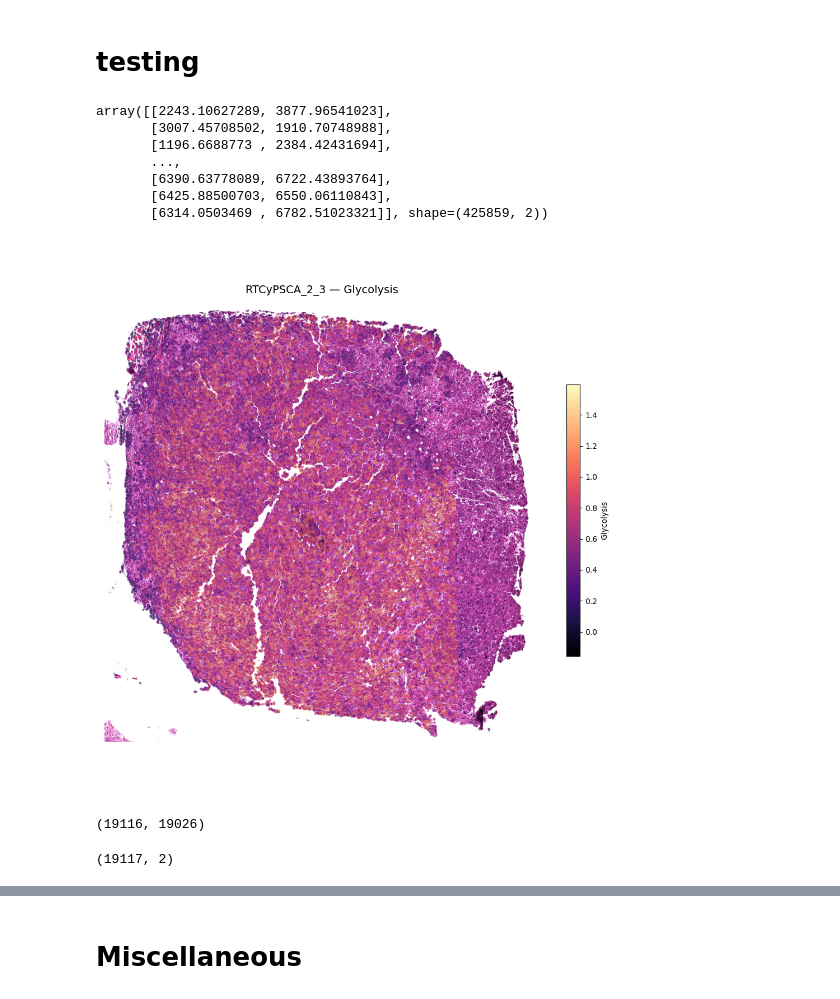
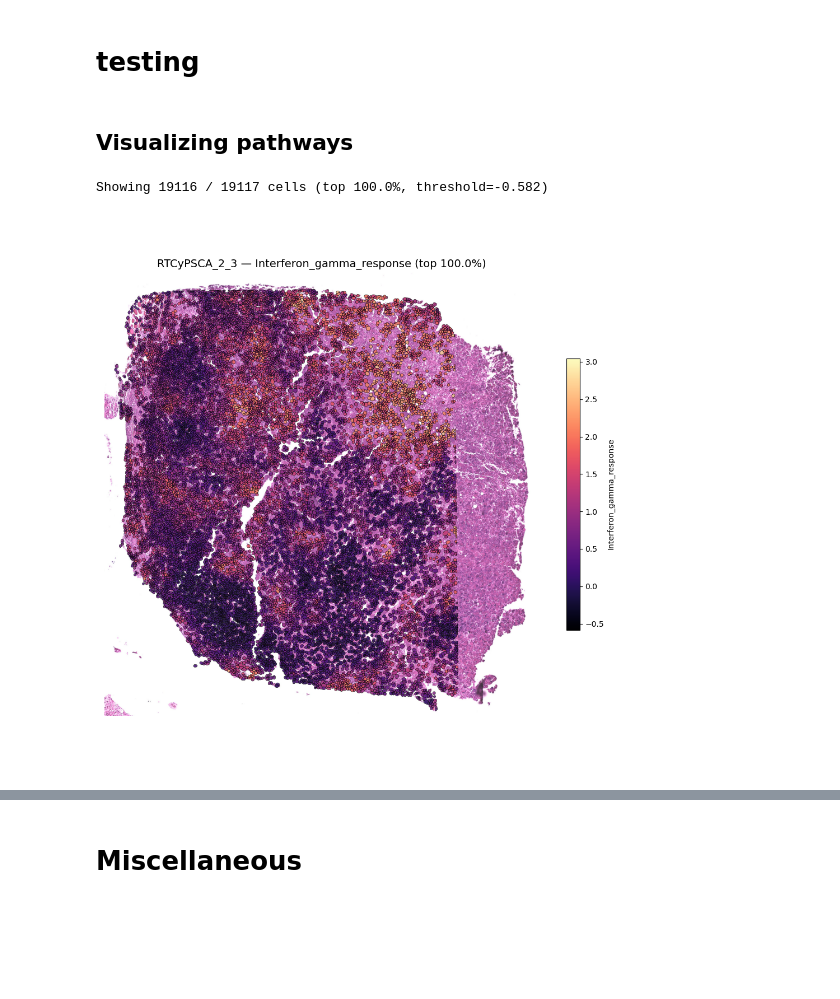
Before and after one commit to Li-Lab-COH/Spatial_CAR_T, a Jupyter notebook: Selection_Analysis/Pathway_Visualization.ipynb, the cells around one changed output, grey strips where cells are left out. Drawn from its saved outputs; the diff is of its cells as text; code cells hidden in the pictures; blank space fills up the shorter version.

Commit message:
VisualSelection Processing

```diff
--- a/Selection_Analysis/Pathway_Visualization.ipynb
+++ b/Selection_Analysis/Pathway_Visualization.ipynb
@@ -161,12 +137,4 @@ pathway_scoring(adata, pathways_dict, pathways_of_interest=pathways)
 # %% [markdown]
 # testing
-# %%
-sdata.tables['segmentation_counts'].obsm['spatial']
-# %% [output]
-array([[2243.10627289, 3877.96541023],
-       [3007.45708502, 1910.70748988],
-       [1196.6688773 , 2384.42431694],
-       ...,
-       [6390.63778089, 6722.43893764],
-       [6425.88500703, 6550.06110843],
-       [6314.0503469 , 6782.51023321]], shape=(425859, 2))
+# %% [markdown]
+## Visualizing pathways
@@ -173,62 +174,74 @@ array([[2243.10627289, 3877.96541023],
 # %%
-from spatialdata.transformations import get_transformation
-from shapely.affinity import scale as shapely_scale, translate
-import geopandas as gpd
-
 tissue_name   = "RTCyPSCA_2_3"
-pathway_score = "Glycolysis"
+pathway_score = "Interferon_gamma_response"
 cmap          = "magma"
+top_quantile  = 1       # show only top 7.5% of scores
+he_alpha      = 0.8     # H&E image transparency
+shrink        = 1       # how much to shrink the polygons
 
 image_key    = f"{tissue_name}_hires_tissue_image"
 boundary_key = f"{tissue_name}_cell_boundaries"
 
 image  = sdata.images[image_key].values  # (3, Y, X)
 shapes = sdata.shapes[boundary_key].copy()
 
+# -- Different shape conversions ---
+#  Convex hull — smooths jagged polygons into a convex shape
+# pixels in image space — tune this value
+shapes["geometry"] = shapes["geometry"].convex_hull.buffer(-shrink)
+
 # --- Scale factor and translation from the transforms ---
-scale_factor = 0.6917224
-ty, tx       = 362.0, 2854.0   # translation in y, x
+scale, tx, ty = get_tissue_transform(sdata, tissue_name)
 
 # --- Apply scale to polygons ---
 shapes["geometry"] = shapes["geometry"].apply(
-    lambda geom: shapely_scale(geom, xfact=scale_factor, yfact=scale_factor, origin=(0, 0))
+    lambda geom: shapely_scale(geom, xfact=scale, yfact=scale, origin=(0, 0))
 )
 
-# --- Merge scores ---
-mask  = adata.obs['tissue'] == tissue_name
+# --- Merge scores to shapes df ---
+mask  = adata.obs["tissue"] == tissue_name
 a_sub = adata[mask]
 shapes = shapes.join(a_sub.obs[[pathway_score]], how="left")
+
+# --- Filter to top quantile only ---
+threshold = shapes[pathway_score].quantile(1-top_quantile)
+shapes_top = shapes[shapes[pathway_score] >= threshold].copy()
+print(f"Showing {len(shapes_top)} / {len(shapes)} cells (top {top_quantile*100:.1f}%, threshold={threshold:.3f})")
+
+
+
 
 # --- Plot ---
 fig, ax = plt.subplots(figsize=(10, 10))
 
 img_rgb = np.transpose(image, (1, 2, 0))
+h, w = img_rgb.shape[:2]
+ax.imshow(img_rgb, extent=[tx, tx + w, ty + h, ty], origin="upper", alpha=he_alpha)
 
-# Use extent to place image correctly accounting for translation
-h, w = img_rgb.shape[:2]
-ax.imshow(img_rgb, extent=[tx, tx + w, ty + h, ty], origin="upper")
-
-shapes.plot(
+shapes_top.plot(
     column=pathway_score,
     cmap=cmap,
     ax=ax,
-    alpha=0.6,
+    alpha=0.8,
+    # - outline colors
+    edgecolor="black",
+    linewidth=0.5,
     legend=True,
-    missing_kwds={"color": "lightgrey", "label": "No data"},
     legend_kwds={"label": pathway_score, "shrink": 0.5}
 )
 
-ax.set_title(f"{tissue_name} — {pathway_score}", fontsize=14)
+ax.set_title(f"{tissue_name} — {pathway_score} (top {top_quantile*100:.1f}%)", fontsize=14)
 ax.axis("off")
 plt.tight_layout()
+
+# --- Interactive selection ---
+rect = RectangleSelector(
+    ax, onselect,
+    button=[1], interactive=True, useblit=False,
+    props=dict(edgecolor="yellow", facecolor="none", linewidth=2)
+)
+
 plt.show()
 # %% [output]
+Showing 19116 / 19117 cells (top 100.0%, threshold=-0.582)
-[figure, old version]
+[figure, new version]
-# %%
-a_sub.shape
-# %% [output]
-(19116, 19026)
-# %%
-shapes.shape
-# %% [output]
-(19117, 2)
```
Also changed, not shown: parts of 24 cells of this notebook, 1 other file.
